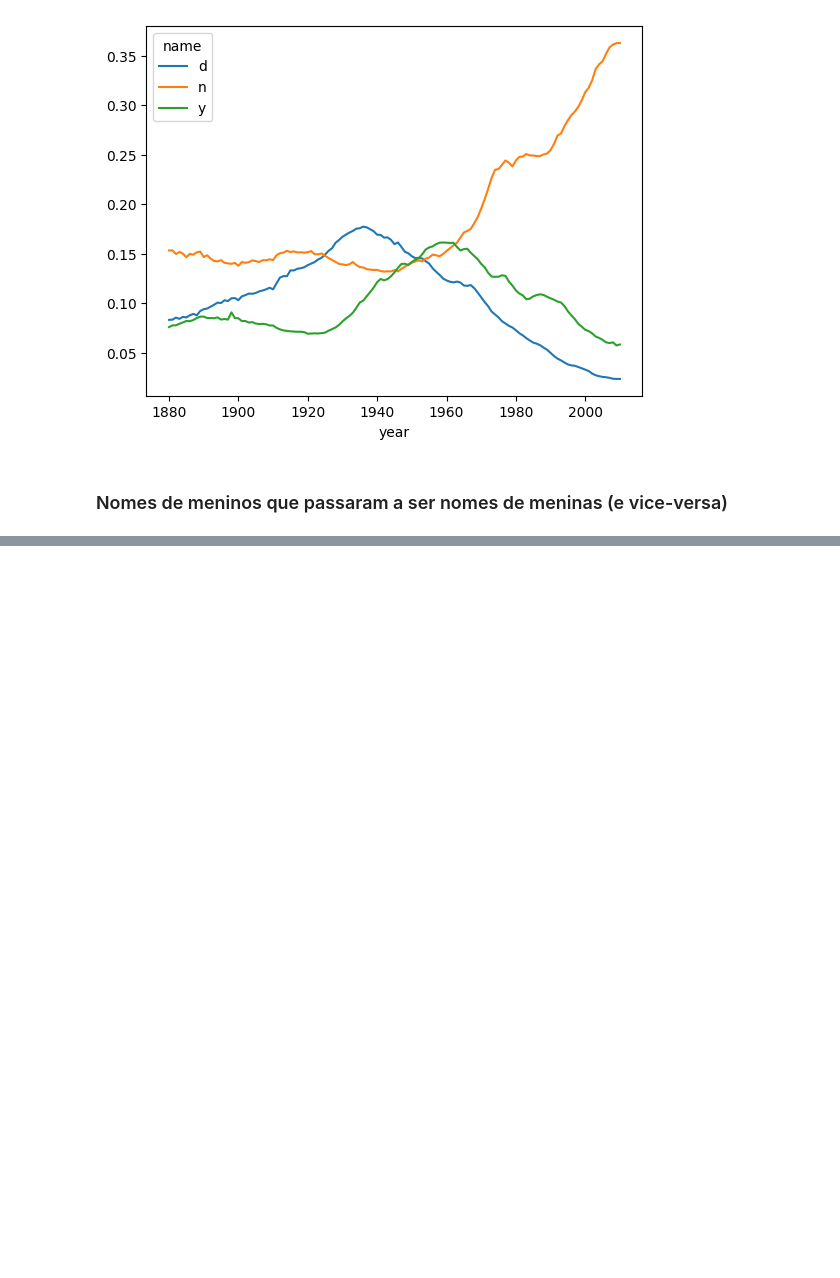
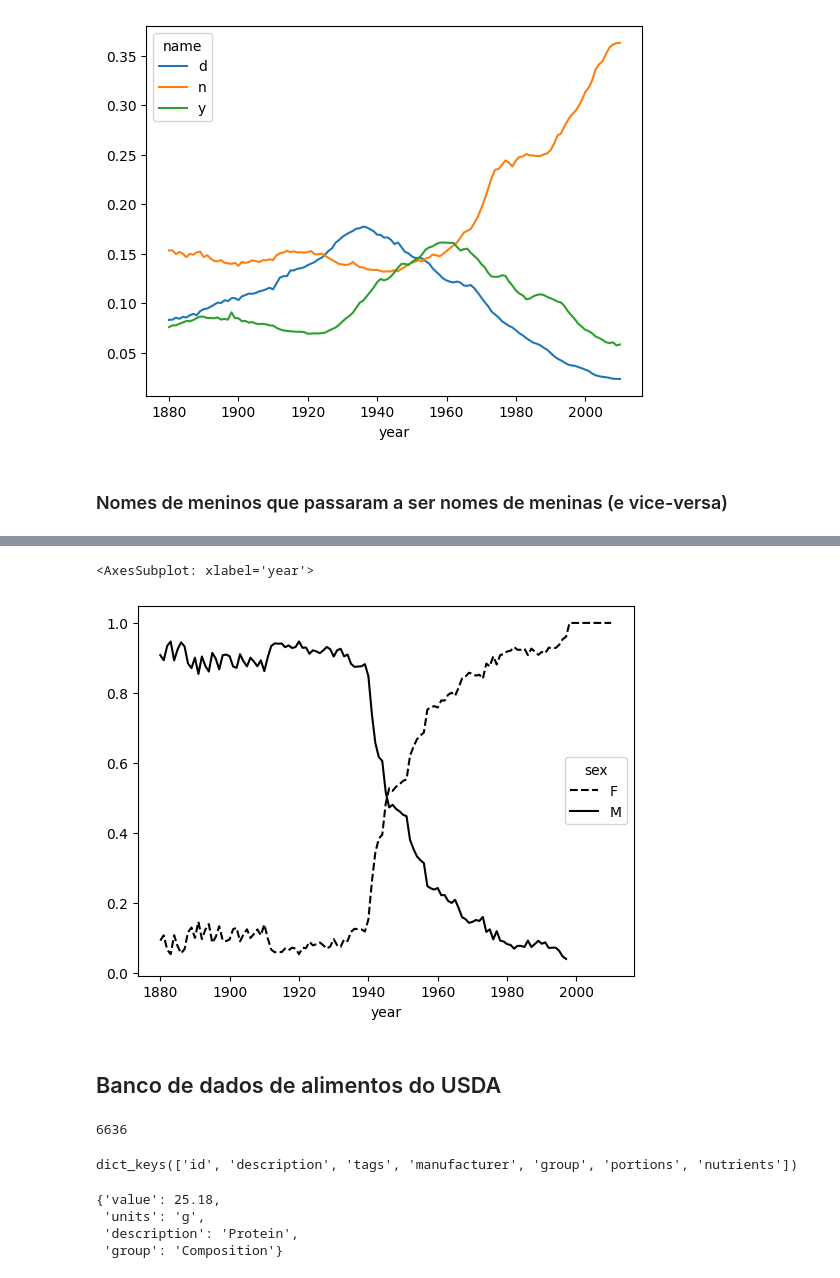
Before and after one commit to fabiodm7/dataScience, a Jupyter notebook: PythonAnaliseDados/14.Exemplos.ipynb, the cells around one changed output, grey strips where cells are left out. Saved outputs shown, nothing was run; the diff lists cells and outputs as text; code cells hidden in the pictures; blank space fills up the shorter version.

```diff
--- a/PythonAnaliseDados/14.Exemplos.ipynb
+++ b/PythonAnaliseDados/14.Exemplos.ipynb
@@ -948,3 +948,9 @@ dny_ts.plot()
 [figure]
 # %% [markdown]
 ### Nomes de meninos que passaram a ser nomes de meninas (e vice-versa)
+# %%
+all_names = pd.Series(top1000.name.unique())
+
+lesley_like = all_names[all_names.str.lower().str.contains('lesl')]
+
+lesley_like
@@ -950,0 +964,4 @@ dny_ts.plot()
+# %%
+filtered = top1000[top1000.name.isin(lesley_like)]
+
+filtered.groupby('name').births.sum()
@@ -950,0 +976,6 @@ dny_ts.plot()
+# %%
+table = filtered.pivot_table('births',index='year',columns='sex',aggfunc='sum')
+
+table = table.div(table.sum(1),axis=0)
+
+table.tail()
@@ -950,0 +990,26 @@ dny_ts.plot()
+# %%
+table.plot(style={'M':'k-','F':'k--'})
+# %% [output]
+<AxesSubplot: xlabel='year'>
+[figure, added]
+# %% [markdown]
+## Banco de dados de alimentos do USDA
+# %%
+import json
+
+db = json.load(open('pydata-book/datasets/usda_food/database.json'))
+
+len(db)
+# %% [output]
+6636
+# %%
+db[0].keys()
+# %% [output]
+dict_keys(['id', 'description', 'tags', 'manufacturer', 'group', 'portions', 'nutrients'])
+# %%
+db[0]['nutrients'][0]
+# %% [output]
+{'value': 25.18,
+ 'units': 'g',
+ 'description': 'Protein',
+ 'group': 'Composition'}
```
Also changed, not shown: parts of 40 cells of this notebook.
